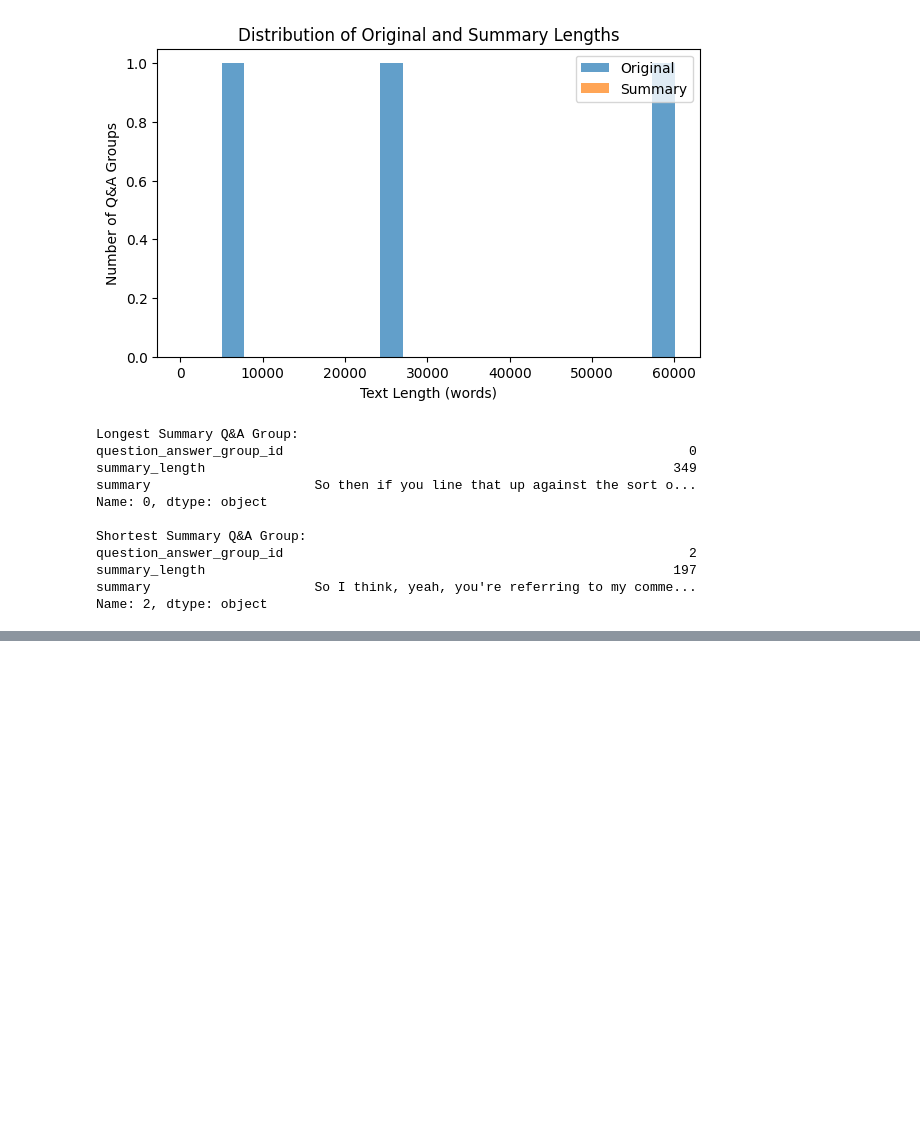
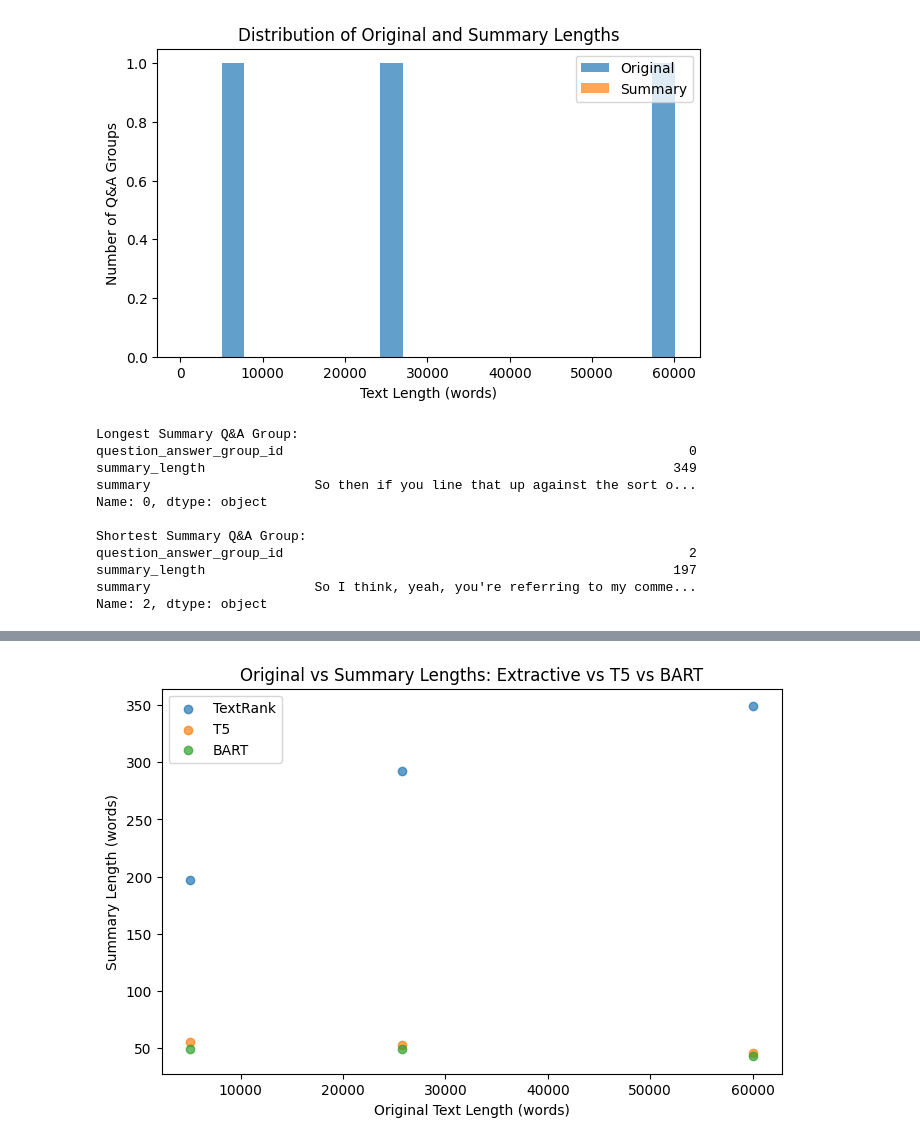
Before and after one commit to EErlando/Quarterly-Bytes, a Jupyter notebook: notebooks/2_exploratory_data_analysis/Text_SUM.ipynb, the cells around one changed output, grey strips where cells are left out. Drawn from its saved outputs; the diff is of its cells as text; code cells hidden in the pictures; blank space fills up the shorter version.

```diff
--- a/notebooks/2_exploratory_data_analysis/Text_SUM.ipynb
+++ b/notebooks/2_exploratory_data_analysis/Text_SUM.ipynb
@@ -233,0 +499,4 @@ nltk.download('punkt_tab')
+# %%
+
+# BART summarization model
+bart_summarizer = pipeline("summarization", model="facebook/bart-large-cnn")
@@ -233,0 +505,10 @@ nltk.download('punkt_tab')
+# %%
+def bart_abstractive_summary(text, max_length=60, min_length=15):
+    # Truncate if needed for BART's max length (optional, here ~700 words as a rough safety)
+    if len(text.split()) > 700:
+        text = ' '.join(text.split()[:700])
+    summary = bart_summarizer(text, max_length=max_length, min_length=min_length, do_sample=False)
+    return summary[0]['summary_text']
+
+# Apply to your grouped_df (this can take a few minutes) Ha Ha
+grouped_df['bart_summary'] = grouped_df['content'].apply(bart_abstractive_summary)
@@ -233,0 +618,15 @@ nltk.download('punkt_tab')
+# %%
+grouped_df['bart_summary_length'] = grouped_df['bart_summary'].apply(lambda x: len(x.split()))
+
+import matplotlib.pyplot as plt
+plt.figure(figsize=(8,5))
+plt.scatter(grouped_df['orig_length'], grouped_df['summary_length'], label='TextRank', alpha=0.7)
+plt.scatter(grouped_df['orig_length'], grouped_df['t5_summary_length'], label='T5', alpha=0.7)
+plt.scatter(grouped_df['orig_length'], grouped_df['bart_summary_length'], label='BART', alpha=0.7)
+plt.xlabel('Original Text Length (words)')
+plt.ylabel('Summary Length (words)')
+plt.title('Original vs Summary Lengths: Extractive vs T5 vs BART')
+plt.legend()
+plt.show()
+# %% [output]
+[figure, added]
```
Also changed, not shown: parts of 25 cells of this notebook.
